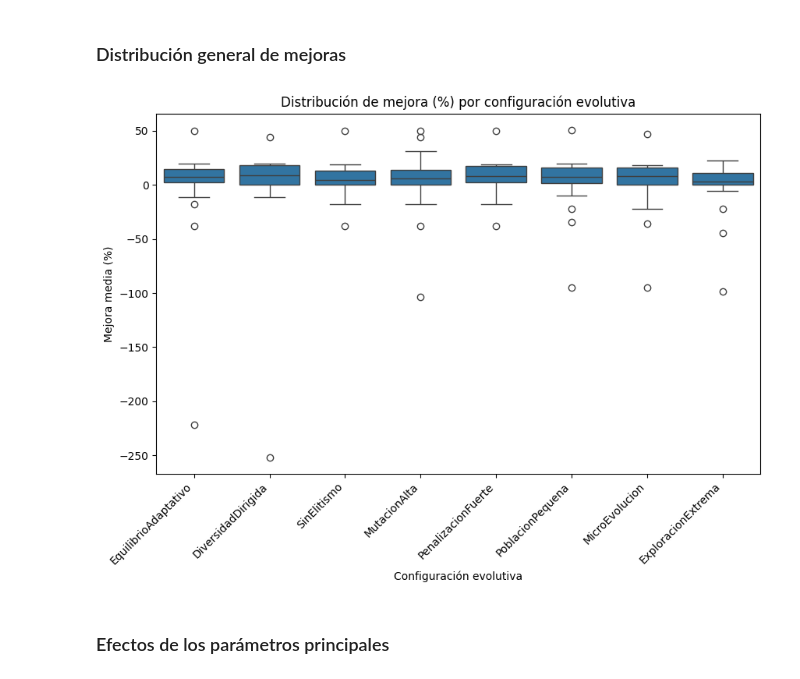
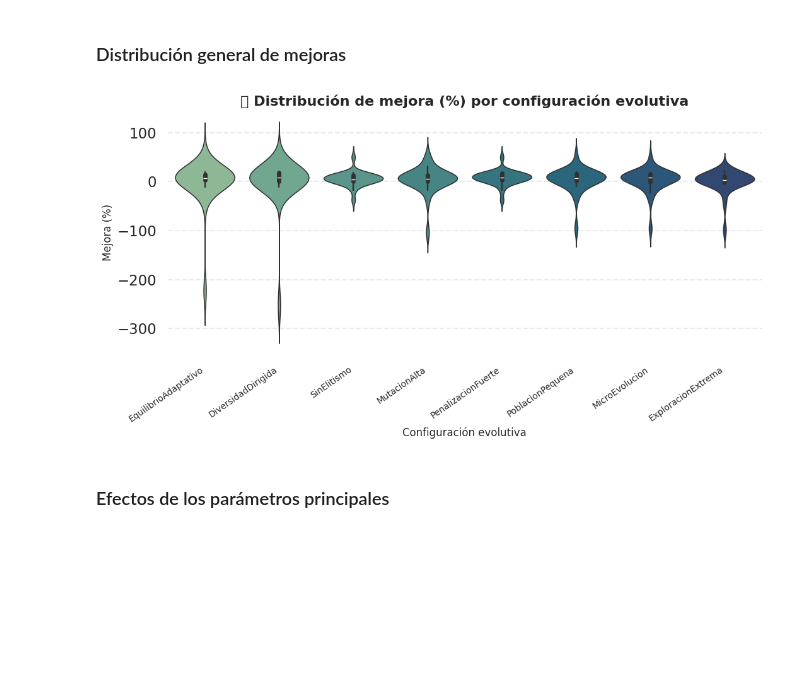
Before and after one commit to lucia-corsan/Evolutionary-Computing, a Jupyter notebook: analysis.ipynb, the cells around one changed output. Saved outputs shown, nothing was run; the diff lists cells and outputs as text; code cells hidden in the pictures; blank space fills up the shorter version.

```diff
--- a/analysis.ipynb
+++ b/analysis.ipynb
@@ -241,20 +241,37 @@ Total de ejecuciones: 252
 | 4 | EquilibrioAdaptativo | California | BayesianRidge | 0.540848 | 0.433032 | 19.934620 | 16.984649 | 14 | ... |
 # %% [markdown]
 ### Distribución general de mejoras
-# %%
-# ---------------------------------------------------------------
-# A. Distribución global de mejoras por configuración
-# ---------------------------------------------------------------
-df_hist_plot = df[df["config"] != "CruceAltoMutacionMedia"]
-
-plt.figure(figsize=(10,6))
-sns.boxplot(data=df_hist_plot, x="config", y="mejora_%")
-plt.title("Distribución de mejora (%) por configuración evolutiva")
-plt.xticks(rotation=45, ha="right")
-plt.ylabel("Mejora media (%)")
-plt.xlabel("Configuración evolutiva")
-plt.show()
-# %% [output]
-[figure, removed]
+# %%
+# ---------------------------------------------------------------
+# A. Distribución global de mejoras por configuración (violín)
+# ---------------------------------------------------------------
+import seaborn as sns
+import matplotlib.pyplot as plt
+
+df_hist_plot = df[df["config"] != "CruceAltoMutacionMedia"].copy()
+
+sns.set_theme(style="whitegrid", context="talk", font="DejaVu Sans")
+
+plt.figure(figsize=(11,6))
+sns.violinplot(
+    data=df_hist_plot,
+    x="config",
+    y="mejora_%",
+    palette="crest",
+    inner="box",       # muestra solo la caja interior (mediana y rango intercuartílico)
+    linewidth=1.1,
+    cut=3
+)
+
+plt.title("🎻 Distribución de mejora (%) por configuración evolutiva", fontsize=16, weight="bold")
+plt.xlabel("Configuración evolutiva", fontsize=12)
+plt.ylabel("Mejora (%)", fontsize=12)
+plt.xticks(rotation=35, ha="right", fontsize=10)
+plt.grid(axis="y", linestyle="--", alpha=0.4)
+sns.despine(left=True, bottom=True)
+plt.tight_layout()
+plt.show()
+# %% [output]
+[figure, added]
 # %% [markdown]
 ### Efectos de los parámetros principales
```
Also changed, not shown: parts of 19 cells of this notebook.
